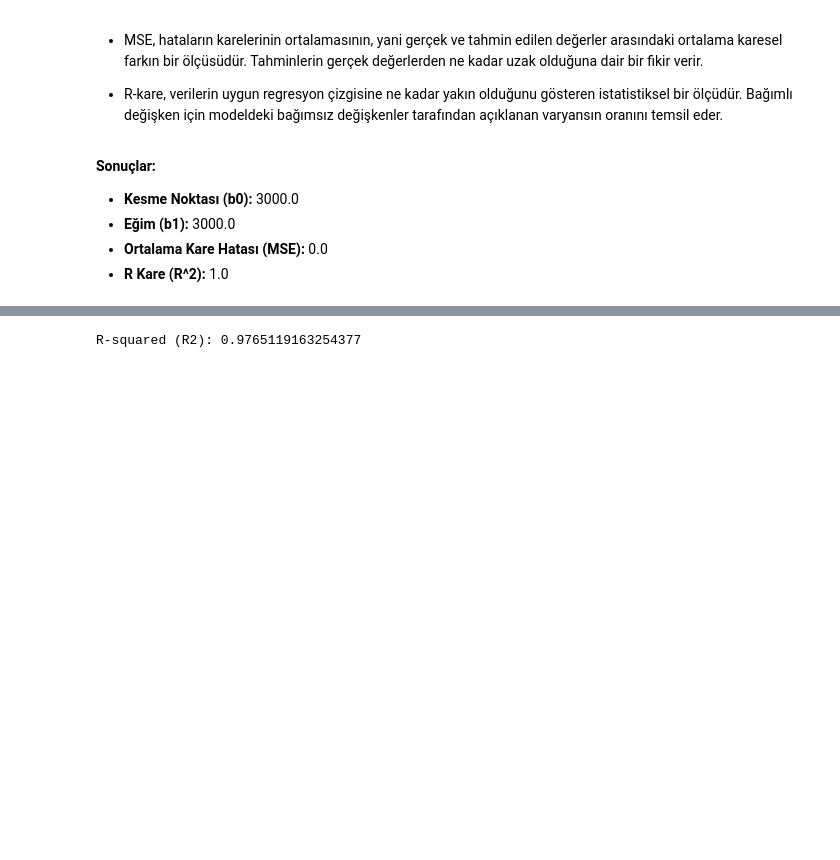
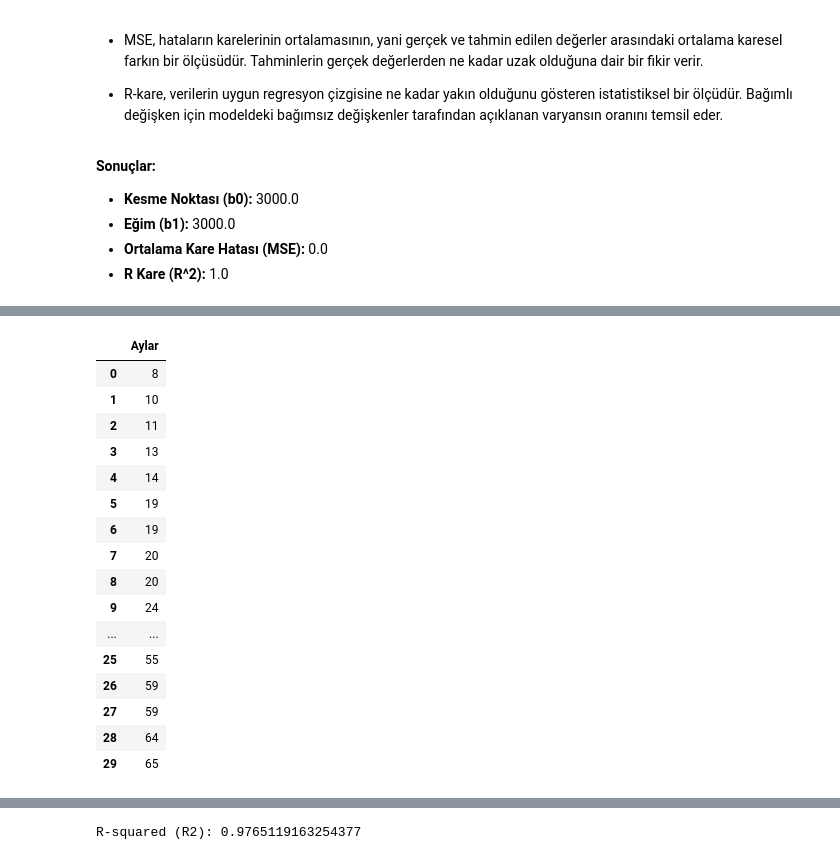
Before and after one commit to tripledoubleE/Gelecek-Hayalim, a Jupyter notebook: AI101/lineer_regression.ipynb, the cells around one changed output, grey strips where cells are left out. Cells and saved outputs as stored; diff of their text form; code cells hidden in the pictures; blank space fills up the shorter version.

```diff
--- a/AI101/lineer_regression.ipynb
+++ b/AI101/lineer_regression.ipynb
@@ -152,0 +157,22 @@ plt.show()
+# %%
+# Aylar isimli kolonu bir değişkene atadık
+Aylar = data[['Aylar']]
+Aylar
+# %% [output]
+|  | Aylar |
+| 0 | 8 |
+| 1 | 10 |
+| 2 | 11 |
+| 3 | 13 |
+| 4 | 14 |
+| 5 | 19 |
+| 6 | 19 |
+| 7 | 20 |
+| 8 | 20 |
+| 9 | 24 |
+| ... | ... |
+| 25 | 55 |
+| 26 | 59 |
+| 27 | 59 |
+| 28 | 64 |
+| 29 | 65 |
```
Also changed, not shown: parts of 17 cells of this notebook.
